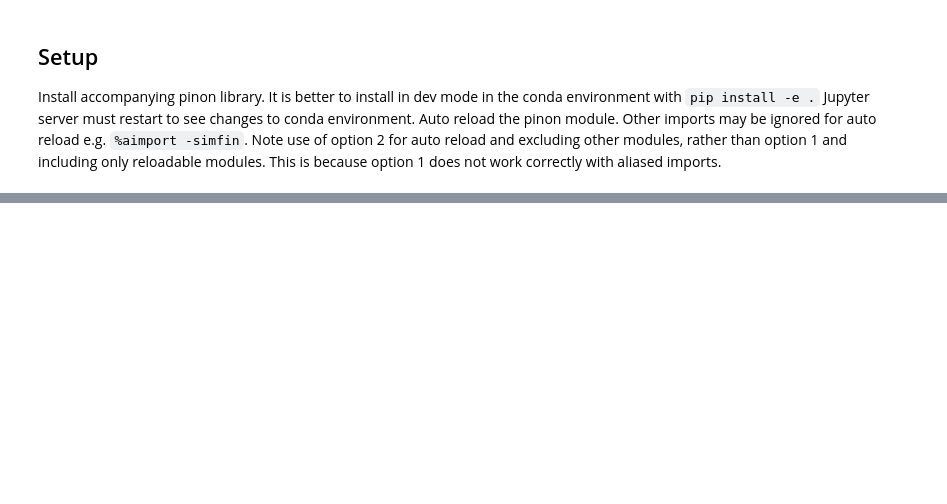
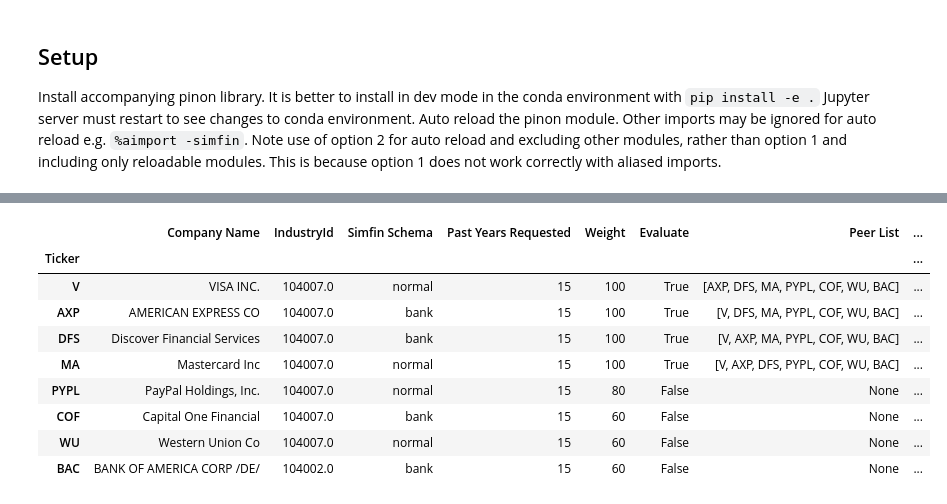
Before and after one commit to ddannenb/pinon, a Jupyter notebook: notebooks/try2.ipynb, the cells around one changed output, grey strips where cells are left out. Drawn from its saved outputs; the diff is of its cells as text; code cells hidden in the pictures; blank space fills up the shorter version.

```diff
--- a/notebooks/try2.ipynb
+++ b/notebooks/try2.ipynb
@@ -66,0 +87,13 @@ c.target_ks.loc[('V',), :].plot()
+# %%
+config.companies
+# %% [output]
+|  | Company Name | IndustryId | Simfin Schema | Past Years Requested | Weight | Evaluate | Peer List | ... |
+| Ticker |  |  |  |  |  |  |  | ... |
+| V | VISA INC. | 104007.0 | normal | 15 | 100 | True | [AXP, DFS, MA, PYPL, COF, WU, BAC] | ... |
+| AXP | AMERICAN EXPRESS CO | 104007.0 | bank | 15 | 100 | True | [V, DFS, MA, PYPL, COF, WU, BAC] | ... |
+| DFS | Discover Financial Services | 104007.0 | bank | 15 | 100 | True | [V, AXP, MA, PYPL, COF, WU, BAC] | ... |
+| MA | Mastercard Inc | 104007.0 | normal | 15 | 100 | True | [V, AXP, DFS, PYPL, COF, WU, BAC] | ... |
+| PYPL | PayPal Holdings, Inc. | 104007.0 | normal | 15 | 80 | False | None | ... |
+| COF | Capital One Financial | 104007.0 | bank | 15 | 60 | False | None | ... |
+| WU | Western Union Co | 104007.0 | normal | 15 | 60 | False | None | ... |
+| BAC | BANK OF AMERICA CORP /DE/ | 104002.0 | bank | 15 | 60 | False | None | ... |
```
Also changed, not shown: parts of 8 cells of this notebook, 3 other files.
